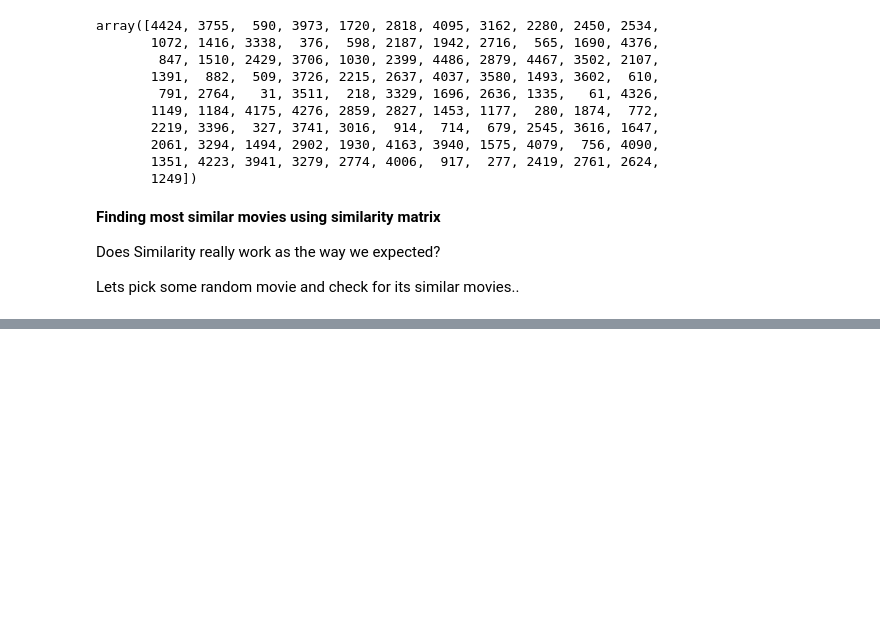
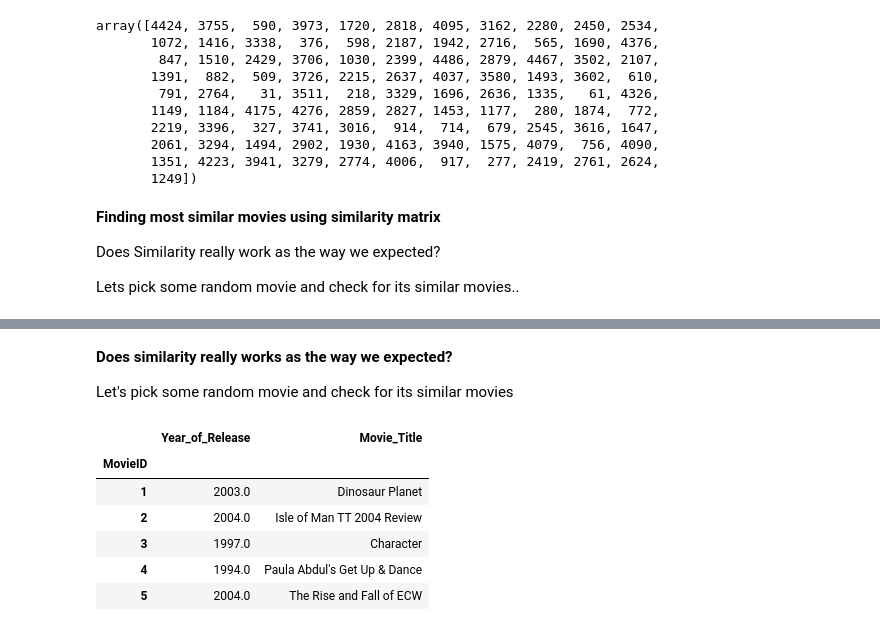
Before and after one commit to AnilKumar-06/Movie-Recommandation, a Jupyter notebook: NetflixRecommandationSystem.ipynb, the cells around one changed output, grey strips where cells are left out. Drawn from its saved outputs; the diff is of its cells as text; code cells hidden in the pictures; blank space fills up the shorter version.

```diff
--- a/NetflixRecommandationSystem.ipynb
+++ b/NetflixRecommandationSystem.ipynb
@@ -767,3 +767,23 @@ Parser memory cleanup took: 0.01 ms
 | 3 | 1997.0 | Character |
 | 4 | 1994.0 | Paula Abdul's Get Up & Dance |
 | 5 | 2004.0 | The Rise and Fall of ECW |
+# %% [markdown]
+**Does similarity really works as the way we expected?**
+
+Let's pick some random movie and check for its similar movies
+# %%
+# First let's load the movie details into soe dataframe..
+# movie details are in 'netflix/movie_titles.csv'
+
+movie_titles_df = pd.read_csv("/content/drive/MyDrive/ML_Projects/NetflixRecoomandation/movie_titles.csv", sep = ",",
+                           header = None, names = ['MovieID', 'Year_of_Release', 'Movie_Title'], index_col = "MovieID", encoding = "iso8859_2")
+# %%
+movie_titles_df.head()
+# %% [output]
+|  | Year_of_Release | Movie_Title |
+| MovieID |  |  |
+| 1 | 2003.0 | Dinosaur Planet |
+| 2 | 2004.0 | Isle of Man TT 2004 Review |
+| 3 | 1997.0 | Character |
+| 4 | 1994.0 | Paula Abdul's Get Up & Dance |
+| 5 | 2004.0 | The Rise and Fall of ECW |
```
Also changed, not shown: parts of 18 cells of this notebook.
